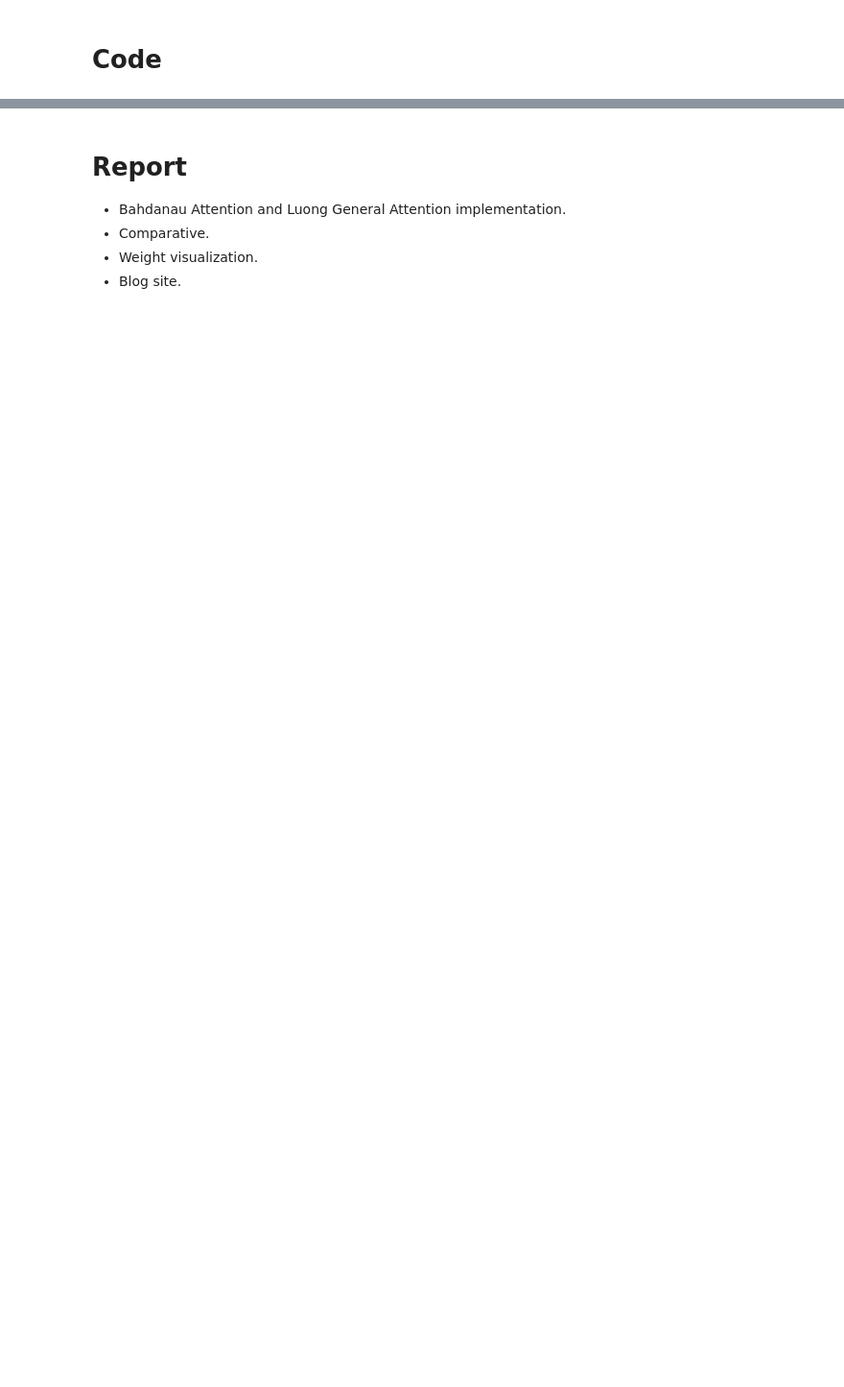
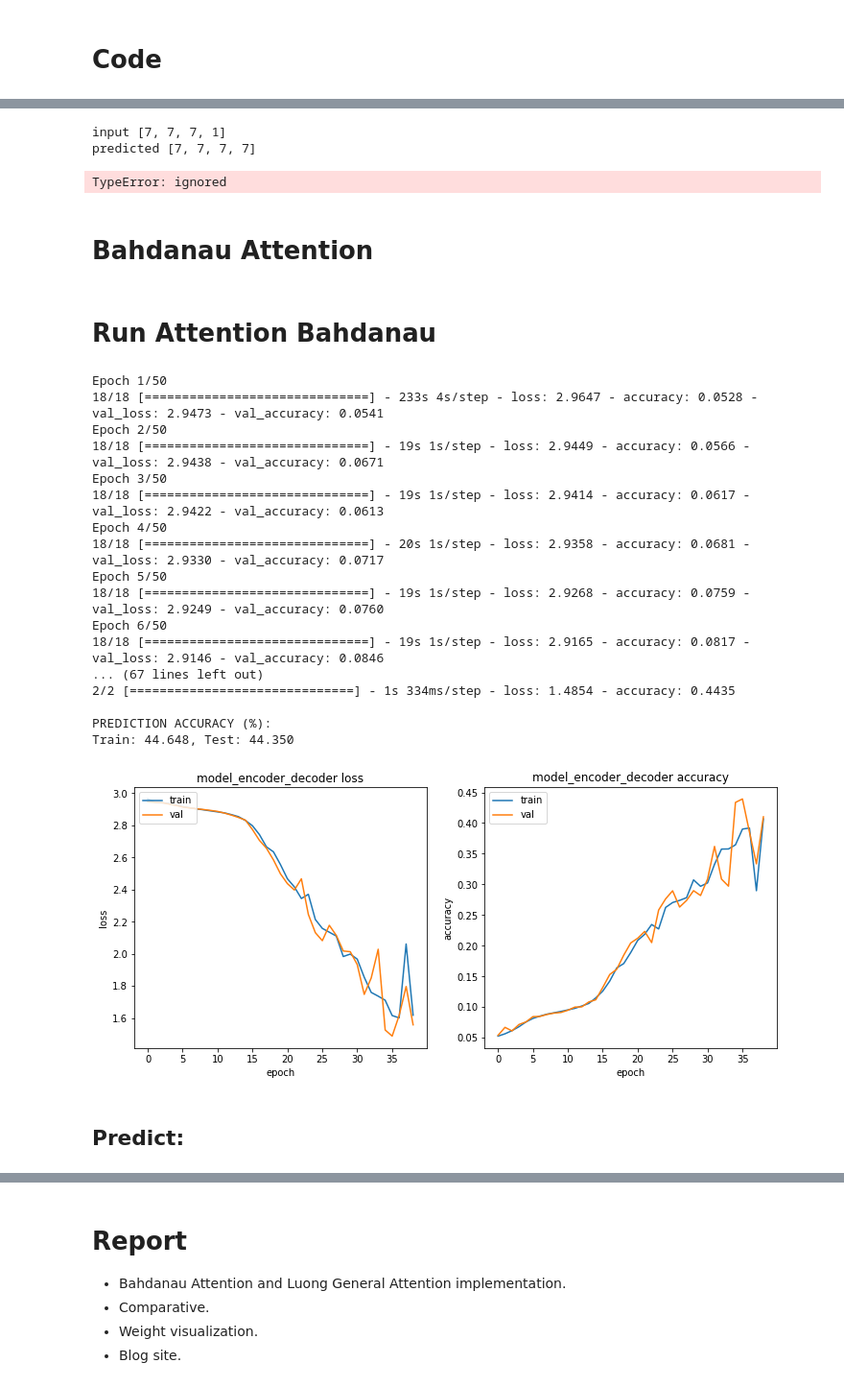
Before and after one commit to JanLeyva/DeepLearning, a Jupyter notebook: Copy_of_Assignment3_2021.ipynb, the cells around one changed output, grey strips where cells are left out. Shown at 96% size. Cells and saved outputs as stored; diff of their text form; code cells hidden in the pictures; blank space fills up the shorter version.

```diff
--- a/Copy_of_Assignment3_2021.ipynb
+++ b/Copy_of_Assignment3_2021.ipynb
@@ -312,0 +591,8 @@ class BahdanauAttention(tf.keras.layers.Layer):
+# %%
+predict(model_encoder_decoder_Bahdanau_Attention, n_timesteps_in, n_features, X_test[0], n_features)
+# %% [output]
+input [7, 7, 7, 1]
+predicted [7, 7, 7, 7]
+TypeError: ignored
+# %% [markdown]
+# Bahdanau Attention
@@ -312,0 +643,64 @@ class BahdanauAttention(tf.keras.layers.Layer):
+# %%
+class BahdanauAttention(tf.keras.layers.Layer):
+  def __init__(self, units, verbose=0):
+    super(BahdanauAttention, self).__init__()
+    self.W1 = tf.keras.layers.Dense(units)
+    self.W2 = tf.keras.layers.Dense(units)
+    self.V = tf.keras.layers.Dense(1)
+    self.verbose= verbose
+
+  def call(self, query, values):
+    # query hidden state shape == (batch_size, hidden size)
+    # query_with_time_axis shape == (batch_size, 1, hidden size)
+    # values shape == (batch_size, max_len, hidden size)
+    # we are doing this to broadcast addition along the time axis to calculate the score
+    query_with_time_axis = tf.expand_dims(query, 1)
+
+    # score shape == (batch_size, max_length, 1)
+    # we get 1 at the last axis because we are applying score to self.V
+    # the shape of the tensor before applying self.V is (batch_size, max_length, units)
+    score = self.V(tf.nn.tanh(self.W1(query_with_time_axis) + self.W2(values)))
+
+    # attention_weights shape == (batch_size, max_length, 1)
+    attention_weights = tf.nn.softmax(score, axis=1)
+
+    # context_vector shape after sum == (batch_size, hidden_size)
+    context_vector = attention_weights * values
+
+    context_vector = tf.reduce_sum(context_vector, axis=1)
+
+    return context_vector, attention_weights
+# %% [markdown]
+
+
+# Run Attention Bahdanau
+# %%
+# attention model
+attentionBahdanau = BahdanauAttention(100, verbose = 0)
+model_attentionBahdanau = build_attention_model(attentionBahdanau, batch_size, rnn_units)
+
+
+#training
+train_test(model_attentionBahdanau, X_train, y_train , X_test,
+           y_test, batch_size=batch_size, epochs=50, patience=3)
+# %% [output]
+Epoch 1/50
+18/18 [==============================] - 233s 4s/step - loss: 2.9647 - accuracy: 0.0528 - val_loss: 2.9473 - val_accuracy: 0.0541
+Epoch 2/50
+18/18 [==============================] - 19s 1s/step - loss: 2.9449 - accuracy: 0.0566 - val_loss: 2.9438 - val_accuracy: 0.0671
+Epoch 3/50
+18/18 [==============================] - 19s 1s/step - loss: 2.9414 - accuracy: 0.0617 - val_loss: 2.9422 - val_accuracy: 0.0613
+Epoch 4/50
+18/18 [==============================] - 20s 1s/step - loss: 2.9358 - accuracy: 0.0681 - val_loss: 2.9330 - val_accuracy: 0.0717
+Epoch 5/50
+18/18 [==============================] - 19s 1s/step - loss: 2.9268 - accuracy: 0.0759 - val_loss: 2.9249 - val_accuracy: 0.0760
+Epoch 6/50
+18/18 [==============================] - 19s 1s/step - loss: 2.9165 - accuracy: 0.0817 - val_loss: 2.9146 - val_accuracy: 0.0846
+... (67 lines left out)
+2/2 [==============================] - 1s 334ms/step - loss: 1.4854 - accuracy: 0.4435
+
+PREDICTION ACCURACY (%):
+Train: 44.648, Test: 44.350
+[figure, added]
+# %% [markdown]
+## Predict:
```
Also changed, not shown: parts of 45 cells of this notebook.
